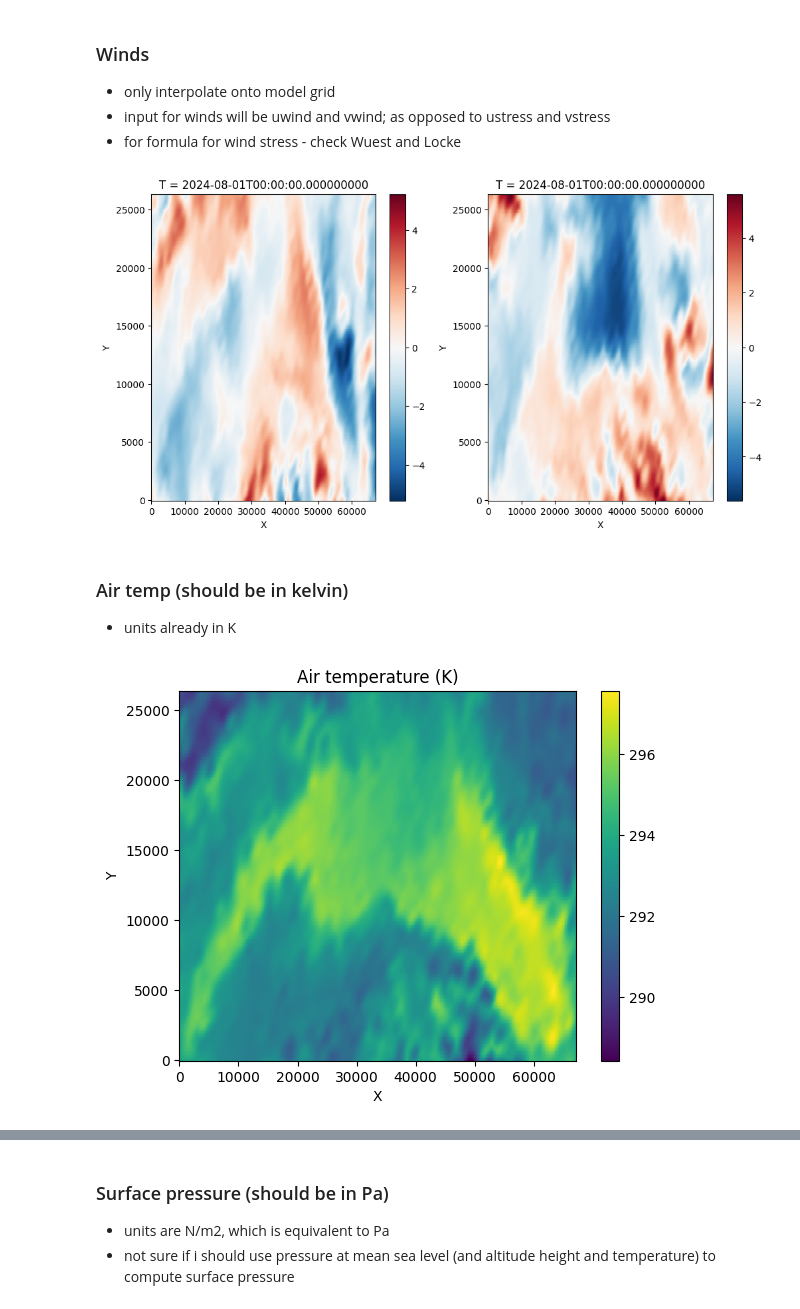
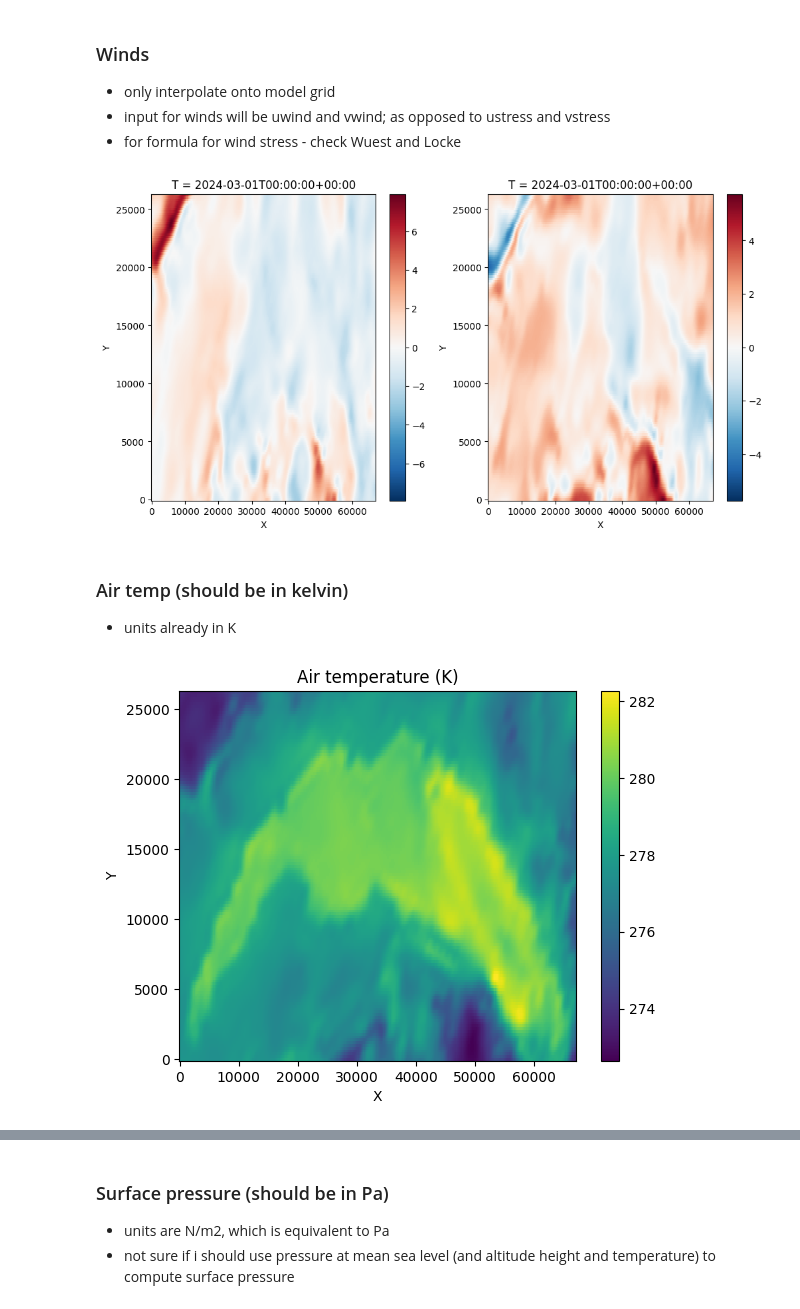
Before and after one commit to leroquan/preprocessing-mitgcm, a Jupyter notebook: surface_forcings/create_surf_force.ipynb, the cells around one changed output, grey strips where cells are left out. Cells and saved outputs as stored; diff of their text form; code cells hidden in the pictures.

Commit message:
Improved and debugged Surface forcing creation

```diff
--- a/surface_forcings/create_surf_force.ipynb
+++ b/surface_forcings/create_surf_force.ipynb
@@ -21,9 +21,9 @@ with open('../configs/config.json', 'r') as file:
     config = json.load(file)["simulation_config"][config_name]
 
 path_grid = config['grid_folder_path']
-output_folder_path = config['bin_surf_forcings_folder_path']
+output_folder = './output/binary_data/'
 grid_resolution = config['grid_resolution']
-path_out = os.path.join(output_folder_path, rf'input_mitgcm_{weather_model}_{start_date}_{end_date}_{grid_resolution}m')
+path_out = os.path.join(output_folder, rf'input_mitgcm_{weather_model}_{start_date}_{end_date}_{grid_resolution}m')
 # %%
 if not os.path.exists(path_out):
     os.makedirs(path_out)
@@ -35,8 +35,9 @@ Directory 'C:\Users\leroquan\Documents\00-Work_space\06-mit_gcm_geneva\data\bina
 # %%
-with open('config.json', 'r') as file:
+with open('../configs/config.json', 'r') as file:
     weather_model_config = json.load(file)["weather_model_config"][weather_model]
 
 path_weather_folder = weather_model_config['raw_results_from_api_folder']
+weather_model_type = weather_model_config['type']
 # %%
 def write_binary(path_fname,data):
     '''
@@ -65,7 +66,7 @@ def interp_to_grid(json_file, data_type, lat_grid, lon_grid):
         time = np.array(data).item().get('time')
         lat = np.array(data['lat'])
         lon = np.array(data['lng'])
-        data = np.array(data[data_type]['data'])
+        data = np.array(data['variables'][data_type]['data'])
 
     data_interp = []
 
@@ -104,12 +105,14 @@ def filter_json_files_by_date(all_json_files: list[str], str_start_date: str, st
 
     return filtered_json_files
 # %%
-def interp_concat_json(folder_json_path, data_type, str_start_date: str, str_end_date: str, lat_grid, lon_grid) -> xr.DataArray:
+def interp_concat_json(folder_json_path, data_type, str_start_date: str, str_end_date: str, lat_grid, lon_grid, weather_model_type: str="") -> xr.DataArray:
 
     all_json_files = glob.glob(os.path.join(folder_json_path, f'*_{data_type}.json'))
     json_files = filter_json_files_by_date(all_json_files, str_start_date, str_end_date)
 
     all_data = []
+    if weather_model_type == 'forecast':
+        data_type = data_type+'_MEAN'
 
     for file in json_files:
         data = interp_to_grid(file, data_type, lat_grid, lon_grid)
@@ -118,14 +121,14 @@ def interp_concat_json(folder_json_path, data_type, str_start_date: str, str_end
     all_data = xr.concat(all_data, dim='T').sortby('T')
 
     # remove duplicate values - review download from COSMO
-    _, unique_ind = np.unique(np.unique(all_data['T'].values), return_index=True)
+    unique_values, unique_ind = np.unique(all_data['T'].values, return_index=True)
     unique_ind_sorted = np.sort(unique_ind)
-    all_data = all_data.isel(T=unique_ind_sorted)
+    all_data_cleaned = all_data.isel(T=unique_ind_sorted)
 
     # binary file for MITgcm should be in XYT
-    all_data = all_data.transpose('T','Y', 'X')
+    all_data_transposed = all_data_cleaned.transpose('T','Y', 'X')
 
-    return (all_data)
+    return (all_data_transposed)
 # %% [markdown]
 ### Load grid for MITgcm
 # %%
@@ -171,25 +174,25 @@ plt.plot(lat, lon, marker='x')
 - input for winds will be uwind and vwind; as opposed to ustress and vstress
 - for formula for wind stress - check Wuest and Locke
 # %%
-u10 = interp_concat_json(path_weather_folder,'U', start_date, end_date, lat_grid, lon_grid)
-v10 = interp_concat_json(path_weather_folder,'V', start_date, end_date, lat_grid, lon_grid)
+u10 = interp_concat_json(path_weather_folder,'U', start_date, end_date, lat_grid, lon_grid, weather_model_type)
+v10 = interp_concat_json(path_weather_folder,'V', start_date, end_date, lat_grid, lon_grid, weather_model_type)
 
 fig, (ax1, ax2) = plt.subplots(1, 2, figsize=(12, 6))
 u10.isel(T=0).plot(ax=ax1)
 v10.isel(T=0).plot(ax=ax2)
 
 write_binary(os.path.join(path_out, 'u10.bin'),u10)
 write_binary(os.path.join(path_out, 'v10.bin'),v10)
 # %% [output]
-[figure, old version]
+[figure, new version]
 # %% [markdown]
 ### Air temp (should be in kelvin)
 - units already in K
 # %%
-atemp = interp_concat_json(path_weather_folder,'T_2M', start_date, end_date, lat_grid, lon_grid)
+atemp = interp_concat_json(path_weather_folder,'T_2M', start_date, end_date, lat_grid, lon_grid, weather_model_type)
 atemp.isel(T=0).plot()
 plt.title('Air temperature (K)')
 
 write_binary(os.path.join(path_out, 'atemp.bin'),atemp)
 # %% [output]
-[figure, old version]
+[figure, new version]
```
Also changed, not shown: parts of 11 cells of this notebook, 1 other file.
